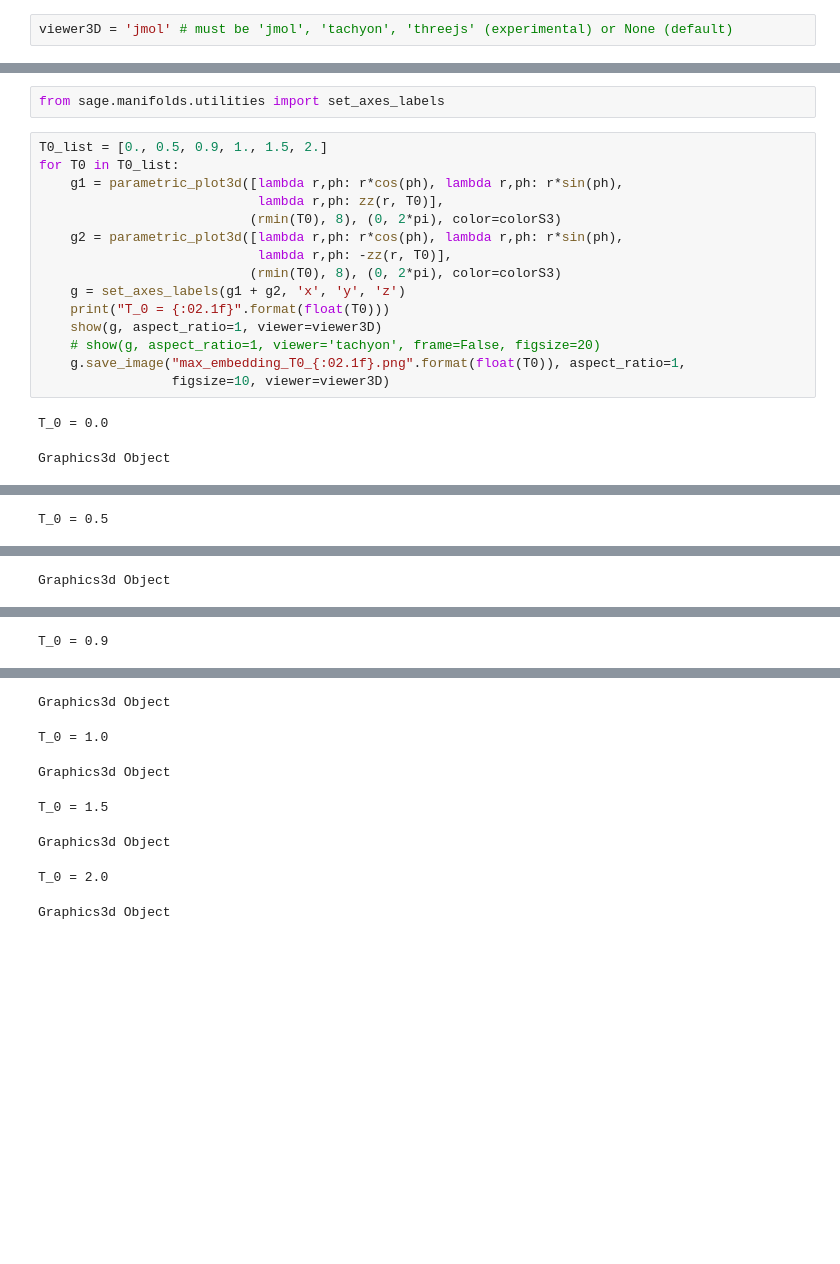
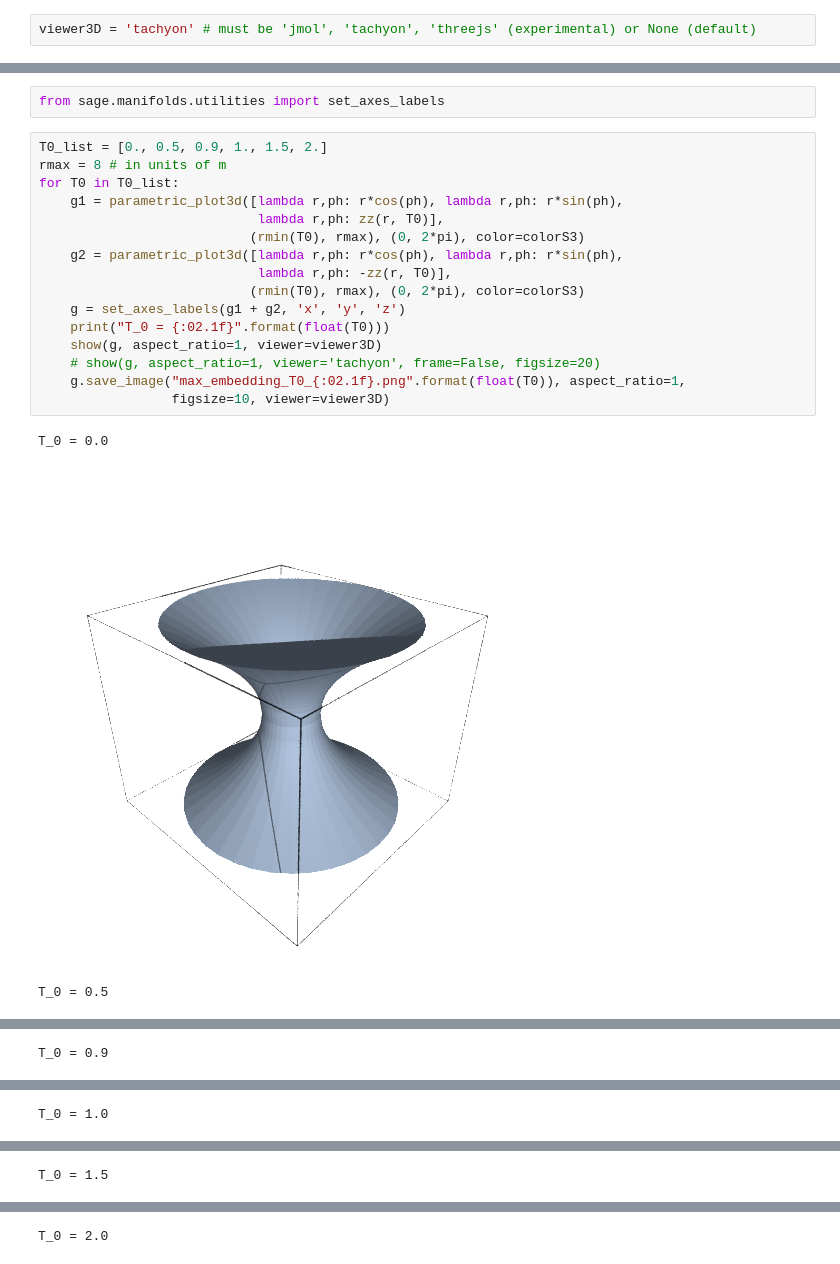
Before and after one commit to egourgoulhon/BHLectures, a Jupyter notebook: sage/Einstein-Rosen_bridge.ipynb, the cells around one changed output, grey strips where cells are left out. Cells and saved outputs as stored; diff of their text form; blank space fills up the shorter version.

```diff
--- a/sage/Einstein-Rosen_bridge.ipynb
+++ b/sage/Einstein-Rosen_bridge.ipynb
@@ -3,2 +16,2 @@
 # %%
-viewer3D = 'jmol' # must be 'jmol', 'tachyon', 'threejs' (experimental) or None (default)
+viewer3D = 'tachyon' # must be 'jmol', 'tachyon', 'threejs' (experimental) or None (default)
@@ -130,19 +162,21 @@ ph
 from sage.manifolds.utilities import set_axes_labels
 # %%
 T0_list = [0., 0.5, 0.9, 1., 1.5, 2.]
+rmax = 8 # in units of m
 for T0 in T0_list:
     g1 = parametric_plot3d([lambda r,ph: r*cos(ph), lambda r,ph: r*sin(ph),
                             lambda r,ph: zz(r, T0)],
-                           (rmin(T0), 8), (0, 2*pi), color=colorS3)
+                           (rmin(T0), rmax), (0, 2*pi), color=colorS3)
     g2 = parametric_plot3d([lambda r,ph: r*cos(ph), lambda r,ph: r*sin(ph),
                             lambda r,ph: -zz(r, T0)],
-                           (rmin(T0), 8), (0, 2*pi), color=colorS3)
+                           (rmin(T0), rmax), (0, 2*pi), color=colorS3)
     g = set_axes_labels(g1 + g2, 'x', 'y', 'z')
     print("T_0 = {:02.1f}".format(float(T0)))
     show(g, aspect_ratio=1, viewer=viewer3D)
     # show(g, aspect_ratio=1, viewer='tachyon', frame=False, figsize=20)
     g.save_image("max_embedding_T0_{:02.1f}.png".format(float(T0)), aspect_ratio=1,
                  figsize=10, viewer=viewer3D)
 # %% [output]
 T_0 = 0.0
+[figure, added]
-Graphics3d Object
+T_0 = 0.5
@@ -149 +184 @@ Graphics3d Object
-T_0 = 0.5
+T_0 = 0.9
@@ -150 +186 @@ T_0 = 0.5
-Graphics3d Object
+T_0 = 1.0
@@ -151 +188 @@ Graphics3d Object
-T_0 = 0.9
+T_0 = 1.5
@@ -152,7 +190 @@ T_0 = 0.9
-Graphics3d Object
+T_0 = 2.0
-T_0 = 1.0
-Graphics3d Object
-T_0 = 1.5
-Graphics3d Object
-T_0 = 2.0
-Graphics3d Object
```
Also changed, not shown: parts of 32 cells of this notebook, 4 other files.
